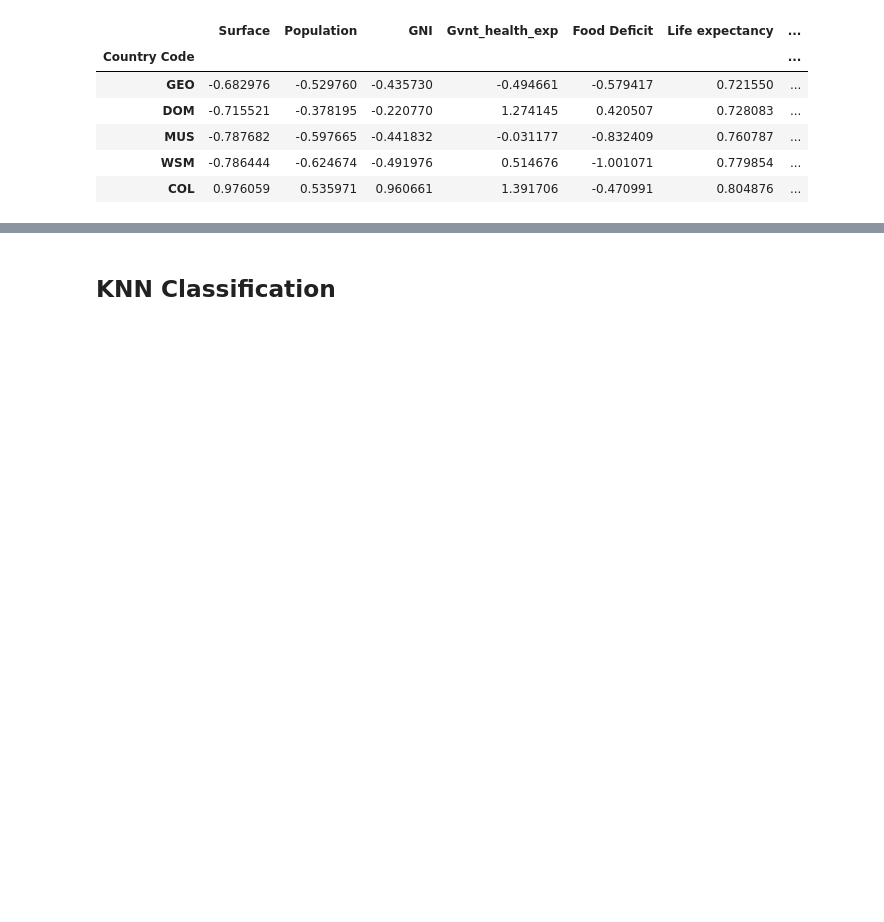
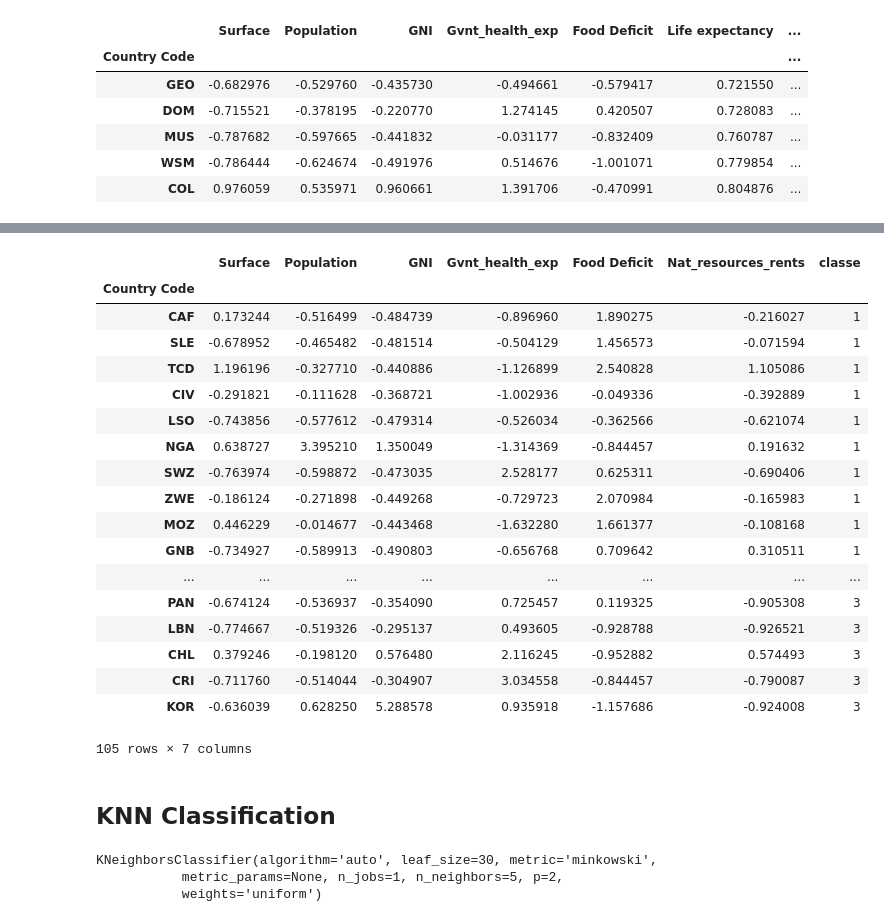
Before and after one commit to hgit2/IAproject, a Jupyter notebook: Projet_IA_clustering_classification_hana.ipynb, the cells around one changed output, grey strips where cells are left out. Drawn from its saved outputs; the diff is of its cells as text; code cells hidden in the pictures; blank space fills up the shorter version.

```diff
--- a/Projet_IA_clustering_classification_hana.ipynb
+++ b/Projet_IA_clustering_classification_hana.ipynb
@@ -720,3 +758,26 @@ datatri_3.head()
+# %%
+sort_datatri=sort_datatri.drop(labels='Life expectancy', axis=1)
+sort_datatri
+# %% [output]
+|  | Surface | Population | GNI | Gvnt_health_exp | Food Deficit | Nat_resources_rents | classe |
+| Country Code |  |  |  |  |  |  |  |
+| CAF | 0.173244 | -0.516499 | -0.484739 | -0.896960 | 1.890275 | -0.216027 | 1 |
+| SLE | -0.678952 | -0.465482 | -0.481514 | -0.504129 | 1.456573 | -0.071594 | 1 |
+| TCD | 1.196196 | -0.327710 | -0.440886 | -1.126899 | 2.540828 | 1.105086 | 1 |
+| CIV | -0.291821 | -0.111628 | -0.368721 | -1.002936 | -0.049336 | -0.392889 | 1 |
+| LSO | -0.743856 | -0.577612 | -0.479314 | -0.526034 | -0.362566 | -0.621074 | 1 |
+| NGA | 0.638727 | 3.395210 | 1.350049 | -1.314369 | -0.844457 | 0.191632 | 1 |
+| SWZ | -0.763974 | -0.598872 | -0.473035 | 2.528177 | 0.625311 | -0.690406 | 1 |
+| ZWE | -0.186124 | -0.271898 | -0.449268 | -0.729723 | 2.070984 | -0.165983 | 1 |
+| MOZ | 0.446229 | -0.014677 | -0.443468 | -1.632280 | 1.661377 | -0.108168 | 1 |
+| GNB | -0.734927 | -0.589913 | -0.490803 | -0.656768 | 0.709642 | 0.310511 | 1 |
+| ... | ... | ... | ... | ... | ... | ... | ... |
+| PAN | -0.674124 | -0.536937 | -0.354090 | 0.725457 | 0.119325 | -0.905308 | 3 |
+| LBN | -0.774667 | -0.519326 | -0.295137 | 0.493605 | -0.928788 | -0.926521 | 3 |
+| CHL | 0.379246 | -0.198120 | 0.576480 | 2.116245 | -0.952882 | 0.574493 | 3 |
+| CRI | -0.711760 | -0.514044 | -0.304907 | 3.034558 | -0.844457 | -0.790087 | 3 |
+| KOR | -0.636039 | 0.628250 | 5.288578 | 0.935918 | -1.157686 | -0.924008 | 3 |
+105 rows × 7 columns
 # %% [markdown]
 ## KNN Classification
 # %%
@@ -724,0 +792,7 @@ data_train, data_test, y_train, y_test = train_test_split(dff, classes, test_siz
+# %%
+# Training
+model.fit(data_train, label_train)
+# %% [output]
+KNeighborsClassifier(algorithm='auto', leaf_size=30, metric='minkowski',
+           metric_params=None, n_jobs=1, n_neighbors=5, p=2,
+           weights='uniform')
```
Also changed, not shown: parts of 15 cells of this notebook.
